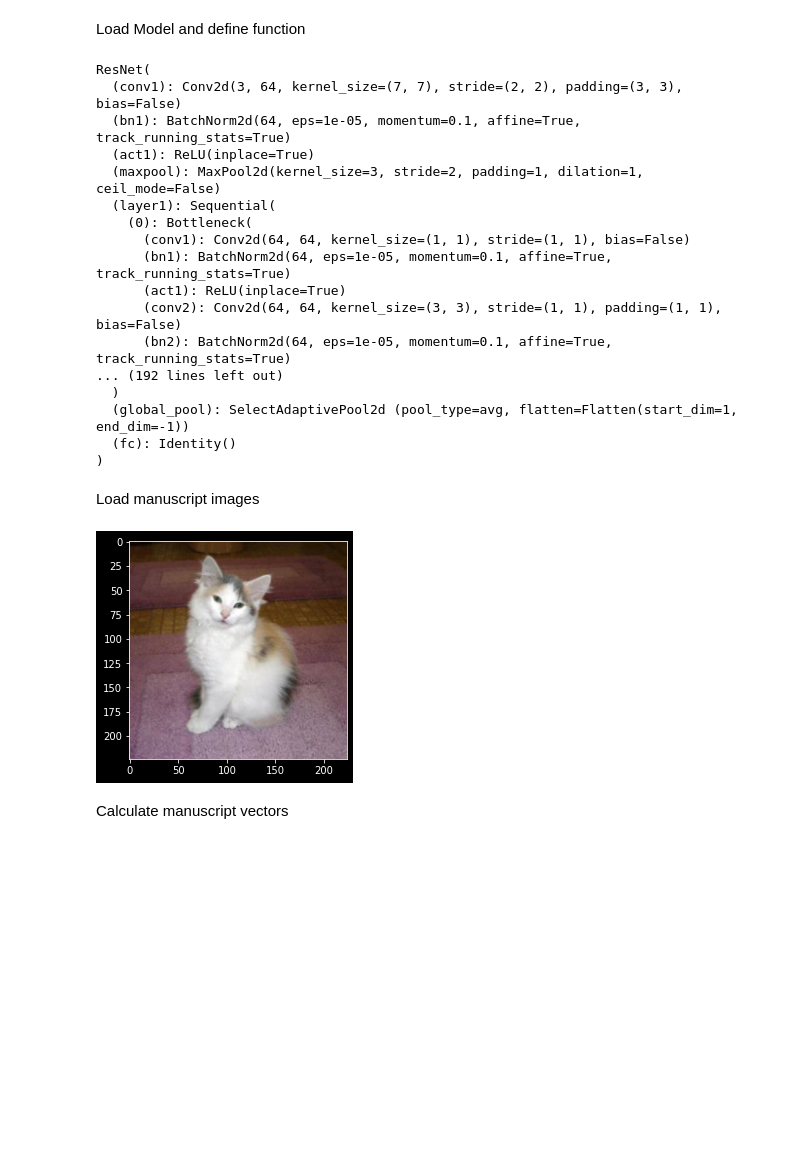
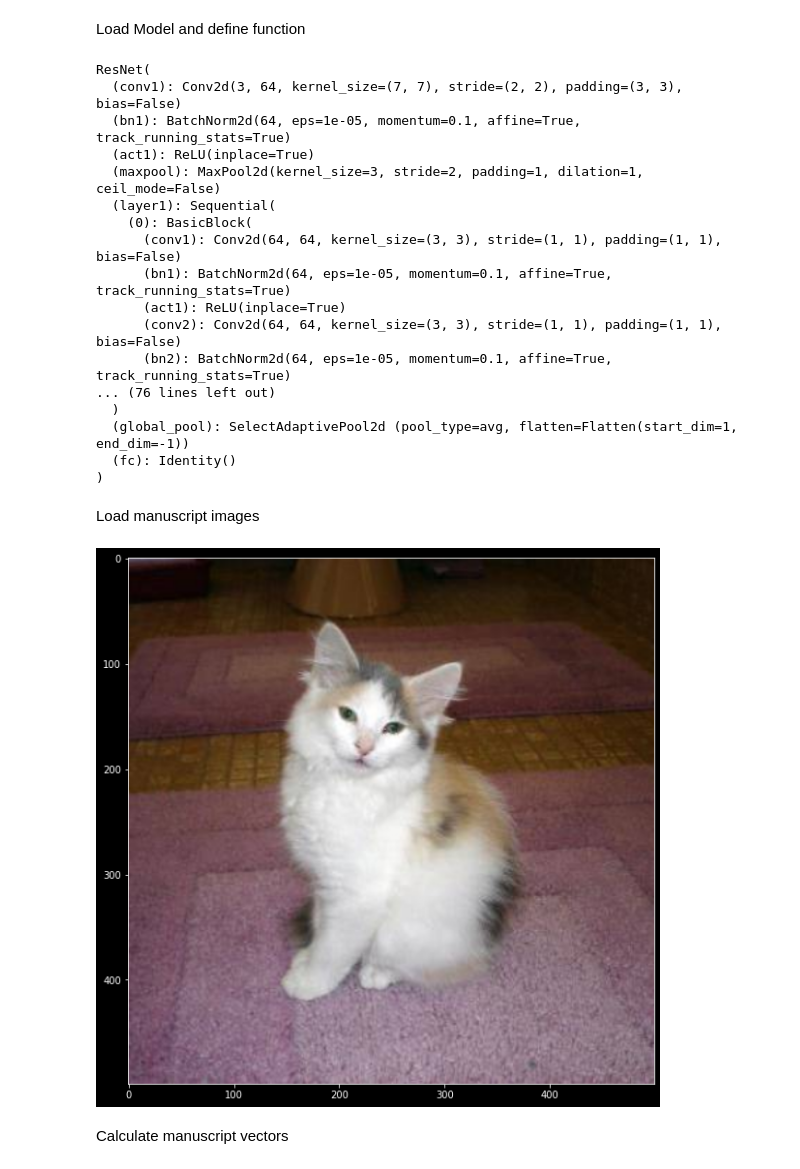
Before and after one commit to wjm41/on2logic, a Jupyter notebook: notebooks/manuscript_image_similarity.ipynb, the cells around one changed output. Cells and saved outputs as stored; diff of their text form; code cells hidden in the pictures; blank space fills up the shorter version.

```diff
--- a/notebooks/manuscript_image_similarity.ipynb
+++ b/notebooks/manuscript_image_similarity.ipynb
@@ -10,7 +10,7 @@ Load Model and define function
 import torch
 import timm
 
-image_model = timm.create_model('resnet50', pretrained=True, num_classes=0)
+image_model = timm.create_model('resnet18', pretrained=True, num_classes=0)
 image_model.eval() # this turns off dropout etc, important!
 # %% [output]
 ResNet(
@@ -19,13 +19,13 @@ ResNet(
   (act1): ReLU(inplace=True)
   (maxpool): MaxPool2d(kernel_size=3, stride=2, padding=1, dilation=1, ceil_mode=False)
   (layer1): Sequential(
-    (0): Bottleneck(
-      (conv1): Conv2d(64, 64, kernel_size=(1, 1), stride=(1, 1), bias=False)
+    (0): BasicBlock(
+      (conv1): Conv2d(64, 64, kernel_size=(3, 3), stride=(1, 1), padding=(1, 1), bias=False)
       (bn1): BatchNorm2d(64, eps=1e-05, momentum=0.1, affine=True, track_running_stats=True)
       (act1): ReLU(inplace=True)
       (conv2): Conv2d(64, 64, kernel_size=(3, 3), stride=(1, 1), padding=(1, 1), bias=False)
       (bn2): BatchNorm2d(64, eps=1e-05, momentum=0.1, affine=True, track_running_stats=True)
-... (192 lines left out)
+... (76 lines left out)
   )
   (global_pool): SelectAdaptivePool2d (pool_type=avg, flatten=Flatten(start_dim=1, end_dim=-1))
   (fc): Identity()
@@ -36,24 +36,33 @@ Load manuscript images
 import numpy as np
 from torchvision import datasets, transforms
 
-transform = transforms.Compose([transforms.Resize(255),
-                                transforms.CenterCrop(224),
+transform = transforms.Compose([transforms.Resize(500),
+                                transforms.CenterCrop(499),
                                 transforms.ToTensor()])
-manuscript_dataset = datasets.ImageFolder('../data/cats_and_dogs/', transform=transform)
+manuscript_dataset = datasets.ImageFolder('../data/images/', transform=transform)
 manuscript_label_to_name =  {value:key for key, value in manuscript_dataset.class_to_idx.items()}
 
-manuscript_dataloader = torch.utils.data.DataLoader(manuscript_dataset, batch_size=32, shuffle=False)
+manuscript_dataloader = torch.utils.data.DataLoader(manuscript_dataset, batch_size=1, shuffle=False)
 
 image_batch, label_batch = next(iter(manuscript_dataloader))
-# %%
-import matplotlib.pyplot as plt
-
-def plot_image(image_tensor):
-    plt.imshow(image_tensor.permute(1, 2, 0))
-    plt.show()
-plot_image(image_batch[0])
-# %% [output]
-[figure, removed]
+# %%
+import matplotlib.pyplot as plt
+
+def plot_image(image_tensor):
+    if isinstance(image_tensor, torch.Tensor):
+        image_tmp = image_tensor.clone()
+        image_tmp = image_tmp.numpy()
+        image_tmp=np.swapaxes(image_tmp,0,1)
+        image_tmp=np.swapaxes(image_tmp,1,2)
+
+    elif isinstance(image_tensor, np.ndarray):
+        image_tmp = image_tensor.copy()
+    fig = plt.figure(figsize=(10,10))
+    plt.imshow(image_tmp)
+    plt.show()
+plot_image(image_batch[0])
+# %% [output]
+[figure, added]
 # %% [markdown]
 Calculate manuscript vectors
 # %%
```
Also changed, not shown: parts of 5 cells of this notebook.
